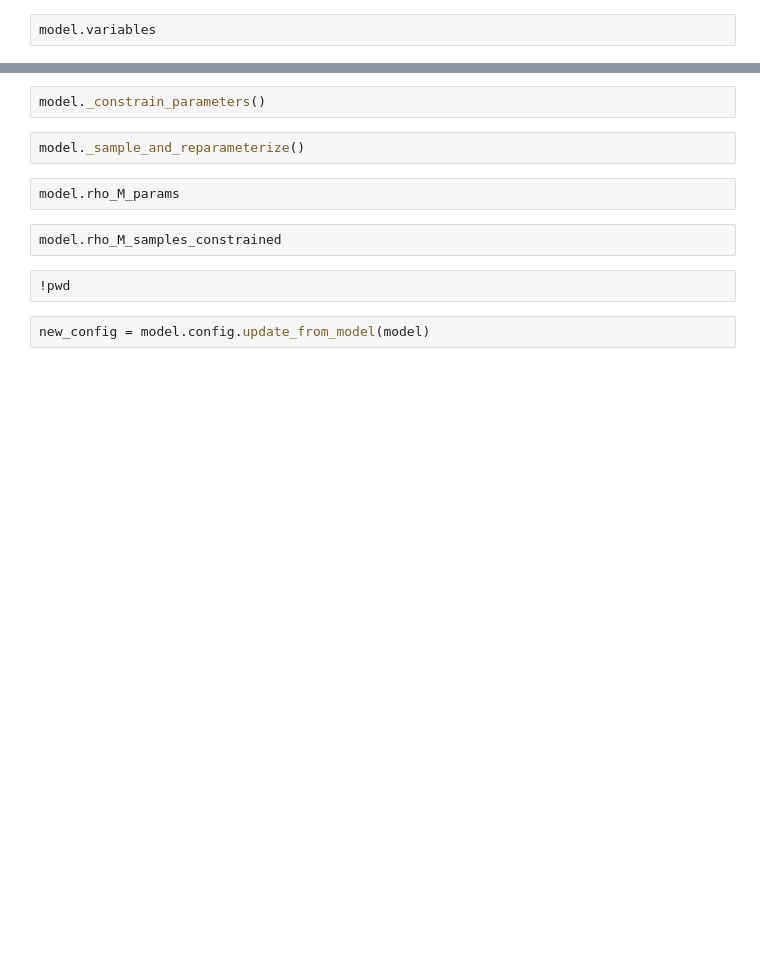
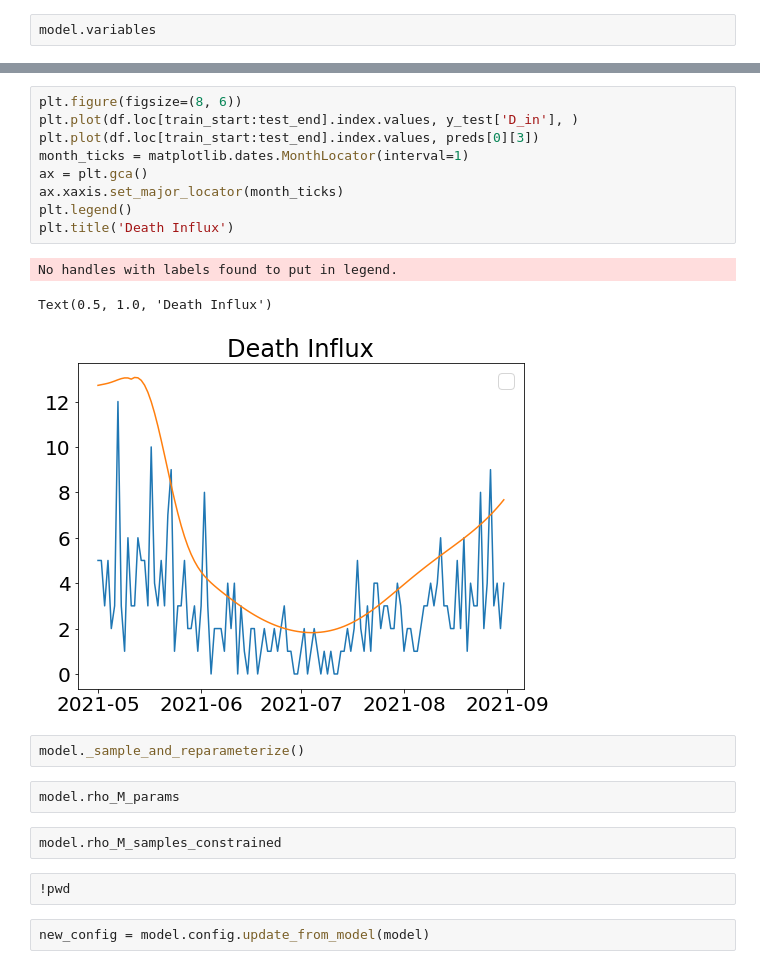
Before and after one commit to tufts-ml/covid19-forecasting, a Jupyter notebook: tf_model_1p5/Development Notebooks/Model from config.ipynb, the cells around one changed output, grey strips where cells are left out. Cells and saved outputs as stored; diff of their text form; blank space fills up the shorter version.

```diff
--- a/tf_model_1p5/Development Notebooks/Model from config.ipynb
+++ b/tf_model_1p5/Development Notebooks/Model from config.ipynb
@@ -193,5 +229,16 @@ model.variables
 # %%
-model._constrain_parameters()
+plt.figure(figsize=(8, 6))
+plt.plot(df.loc[train_start:test_end].index.values, y_test['D_in'], )
+plt.plot(df.loc[train_start:test_end].index.values, preds[0][3])
+month_ticks = matplotlib.dates.MonthLocator(interval=1)
+ax = plt.gca()
+ax.xaxis.set_major_locator(month_ticks)
+plt.legend()
+plt.title('Death Influx')
+# %% [output]
+No handles with labels found to put in legend.
+Text(0.5, 1.0, 'Death Influx')
+[figure, added]
 # %%
 model._sample_and_reparameterize()
 # %%
```
Also changed, not shown: parts of 40 cells of this notebook, 2 other files.
